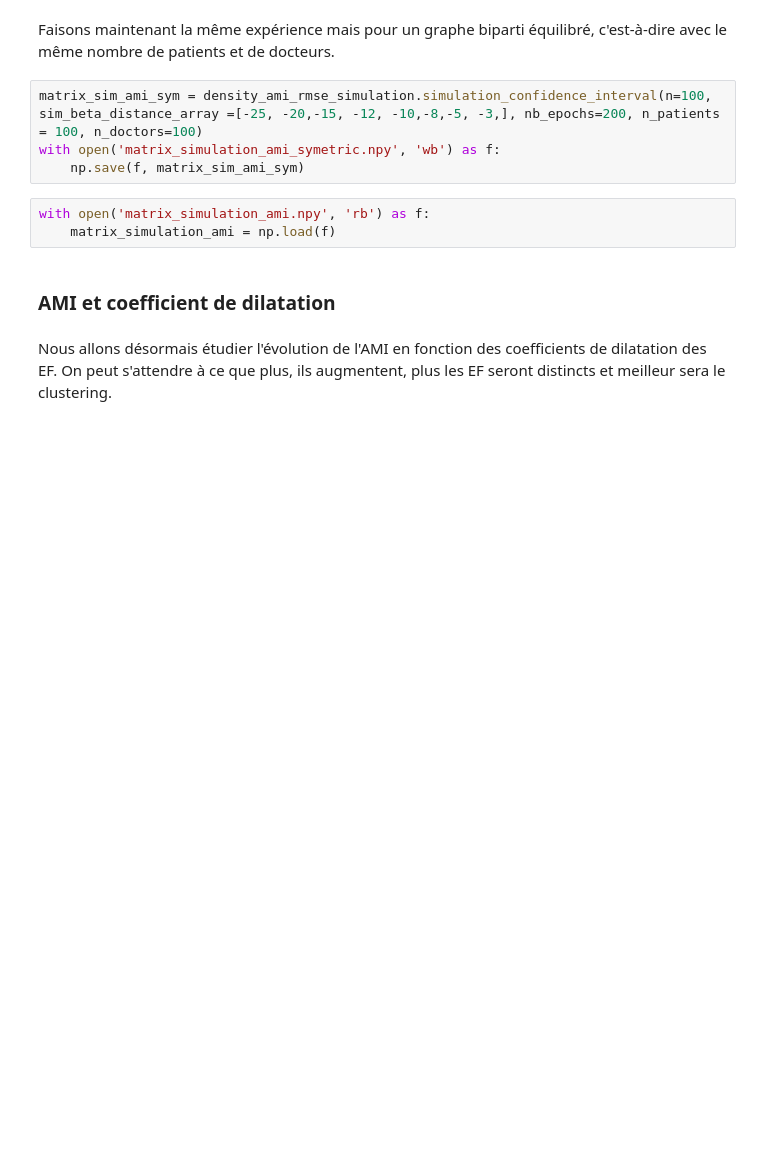
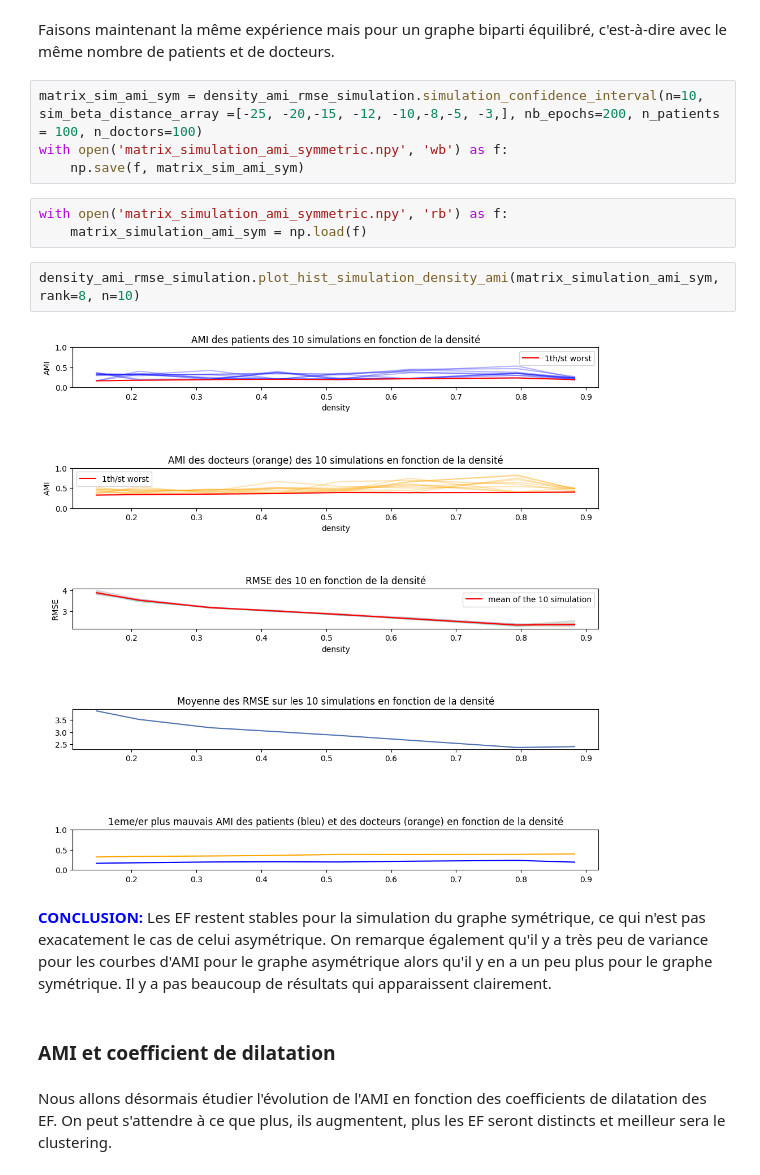
Before and after one commit to lecueguillaume/G4H_AKM_RS_NRS, a Jupyter notebook: Clustering_AKM_MF_1D.ipynb, the cells around one changed output. Cells and saved outputs as stored; diff of their text form; blank space fills up the shorter version.

```diff
--- a/Clustering_AKM_MF_1D.ipynb
+++ b/Clustering_AKM_MF_1D.ipynb
@@ -436,12 +431,18 @@ ValueError: alpha (2.5) is outside 0-1 range
 # %% [markdown]
 Faisons maintenant la même expérience mais pour un graphe biparti équilibré, c'est-à-dire avec le même nombre de patients et de docteurs.
 # %%
-matrix_sim_ami_sym = density_ami_rmse_simulation.simulation_confidence_interval(n=100, sim_beta_distance_array =[-25, -20,-15, -12, -10,-8,-5, -3,], nb_epochs=200, n_patients = 100, n_doctors=100)
-with open('matrix_simulation_ami_symetric.npy', 'wb') as f:
+matrix_sim_ami_sym = density_ami_rmse_simulation.simulation_confidence_interval(n=10, sim_beta_distance_array =[-25, -20,-15, -12, -10,-8,-5, -3,], nb_epochs=200, n_patients = 100, n_doctors=100)
+with open('matrix_simulation_ami_symmetric.npy', 'wb') as f:
     np.save(f, matrix_sim_ami_sym)
 # %%
-with open('matrix_simulation_ami.npy', 'rb') as f:
-    matrix_simulation_ami = np.load(f)
+with open('matrix_simulation_ami_symmetric.npy', 'rb') as f:
+    matrix_simulation_ami_sym = np.load(f)
+# %%
+density_ami_rmse_simulation.plot_hist_simulation_density_ami(matrix_simulation_ami_sym,rank=8, n=10)
+# %% [output]
+[figure, added]
+# %% [markdown]
+<span style="color:blue">**CONCLUSION:**</span> Les EF restent stables pour la simulation du graphe symétrique, ce qui n'est pas exacatement le cas de celui asymétrique. On remarque également qu'il y a très peu de variance pour les courbes d'AMI pour le graphe asymétrique alors qu'il y en a un peu plus pour le graphe symétrique. Il y a pas beaucoup de résultats qui apparaissent clairement.
 # %% [markdown]
 ### AMI et coefficient de dilatation
 # %% [markdown]
```
Also changed, not shown: parts of 37 cells of this notebook, 1 other file.
